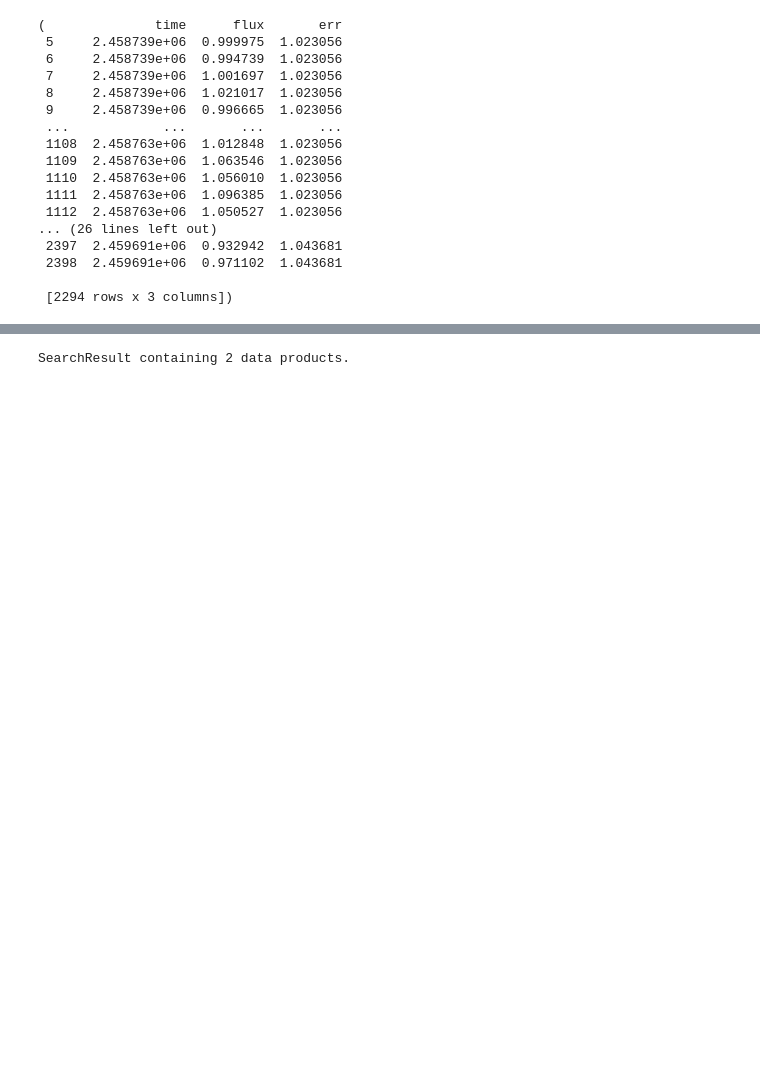
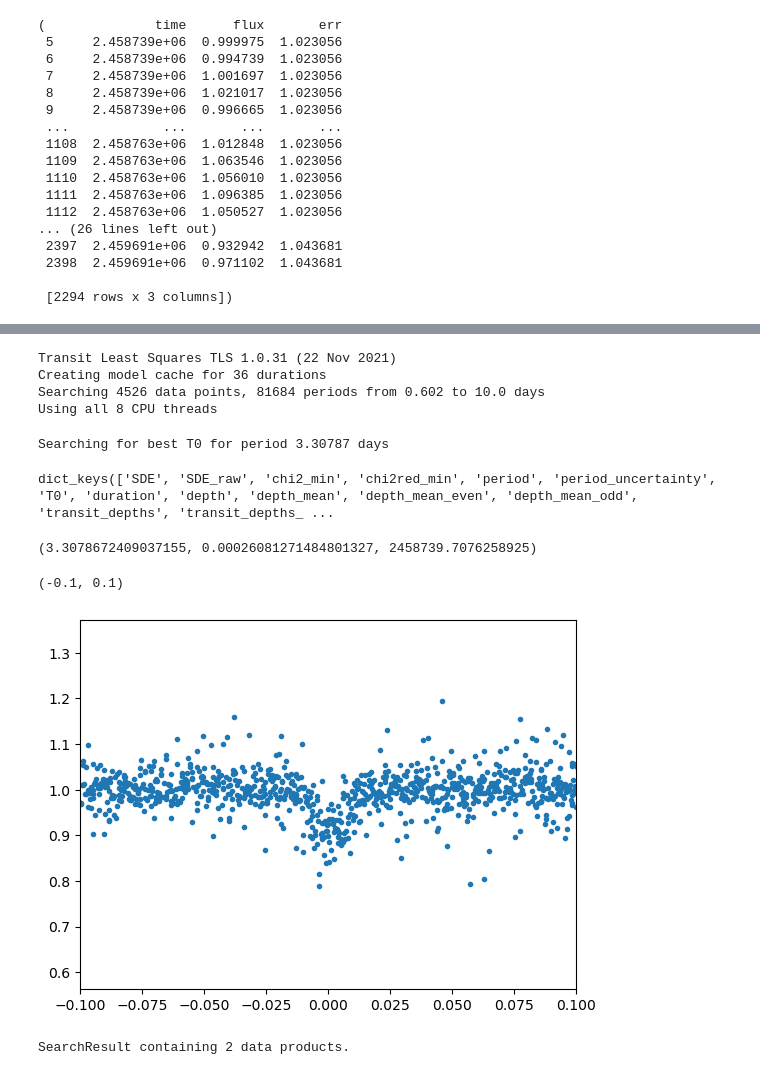
Before and after one commit to jpdeleon/toi5671, a Jupyter notebook: notebooks/TESS_cpm_unpopular.ipynb, the cells around one changed output, grey strips where cells are left out. Drawn from its saved outputs; the diff is of its cells as text; code cells hidden in the pictures; blank space fills up the shorter version.

```diff
--- a/notebooks/TESS_cpm_unpopular.ipynb
+++ b/notebooks/TESS_cpm_unpopular.ipynb
@@ -351,0 +354,5 @@ df.to_csv('../allesfitter/tess/s16s23s50/tess.csv', index=False, header=False)
+# %%
+import pandas as pd
+
+df = pd.read_csv('../allesfitter/tess/s16s23s50/tess.csv', names=['time', 'flux', 'err'])
+df
@@ -352,3 +373,30 @@ df.to_csv('../allesfitter/tess/s16s23s50/tess.csv', index=False, header=False)
+# %%
+from transitleastsquares import transitleastsquares
+
+tls = transitleastsquares(df.time.values, df.flux.values, df.err.values)
+tls_results = tls.power(period_max=10)
+# %% [output]
+Transit Least Squares TLS 1.0.31 (22 Nov 2021)
+Creating model cache for 36 durations
+Searching 4526 data points, 81684 periods from 0.602 to 10.0 days
+Using all 8 CPU threads
+Searching for best T0 for period 3.30787 days
+# %%
+tls_results.keys()
+# %% [output]
+dict_keys(['SDE', 'SDE_raw', 'chi2_min', 'chi2red_min', 'period', 'period_uncertainty', 'T0', 'duration', 'depth', 'depth_mean', 'depth_mean_even', 'depth_mean_odd', 'transit_depths', 'transit_depths_ ...
+# %%
+tls_results['period'], tls_results['period_uncertainty'], tls_results['T0']
+# %% [output]
+(3.3078672409037155, 0.00026081271484801327, 2458739.7076258925)
+# %%
+import matplotlib.pyplot as pl
+
+pl.plot(tls_results['folded_phase']-0.5, tls_results['folded_y'], '.')
+pl.xlim(-0.1,0.1)
+# %% [output]
+(-0.1, 0.1)
+[figure, added]
 # %%
 import lightkurve as lk
 # %%
```
Also changed, not shown: parts of 4 cells of this notebook, 2 other files.
